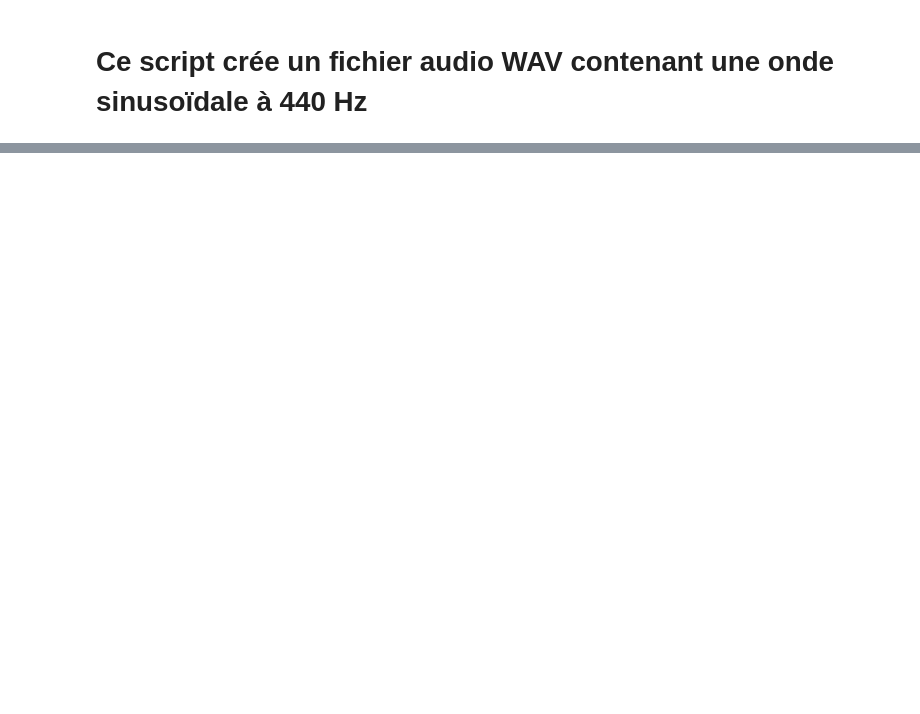
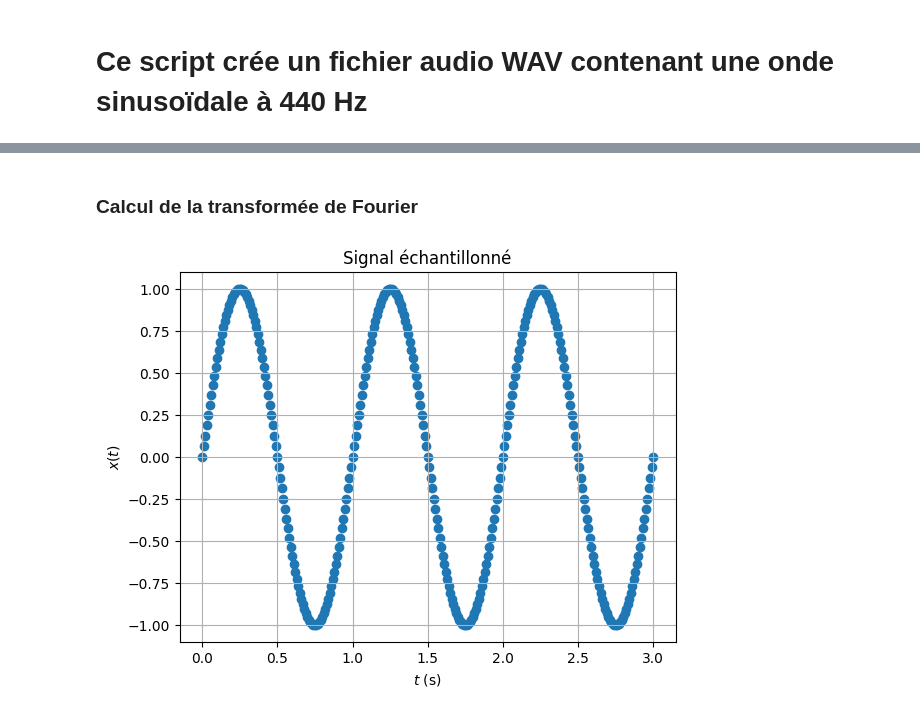
Before and after one commit to oussamabenalisst/Python-ISAMM, a Jupyter notebook: tr1/son.ipynb, the cells around one changed output, grey strips where cells are left out. Saved outputs shown, nothing was run; the diff lists cells and outputs as text; code cells hidden in the pictures; blank space fills up the shorter version.

```diff
--- a/tr1/son.ipynb
+++ b/tr1/son.ipynb
@@ -59,0 +165,26 @@ pygame.quit()
+# %% [markdown]
+### Calcul de la transformée de Fourier
+# %%
+import numpy as np
+import matplotlib.pyplot as plt
+
+
+def x(t):
+    f = 1
+    A = 1
+    return A * np.sin(2 * np.pi * f * t)
+
+
+Durée = 3
+Te = 0.01
+N = int(Durée / Te) + 1
+te = np.linspace(0, Durée, N)
+x_e = x(te)
+plt.scatter(te, x_e, label="Signal échantillonné")
+plt.grid()
+plt.xlabel(r"$t$ (s)")
+plt.ylabel(r"$x(t)$")
+plt.title(r"Signal échantillonné")
+plt.show()
+# %% [output]
+[figure, added]
```
Also changed, not shown: parts of 14 cells of this notebook.
